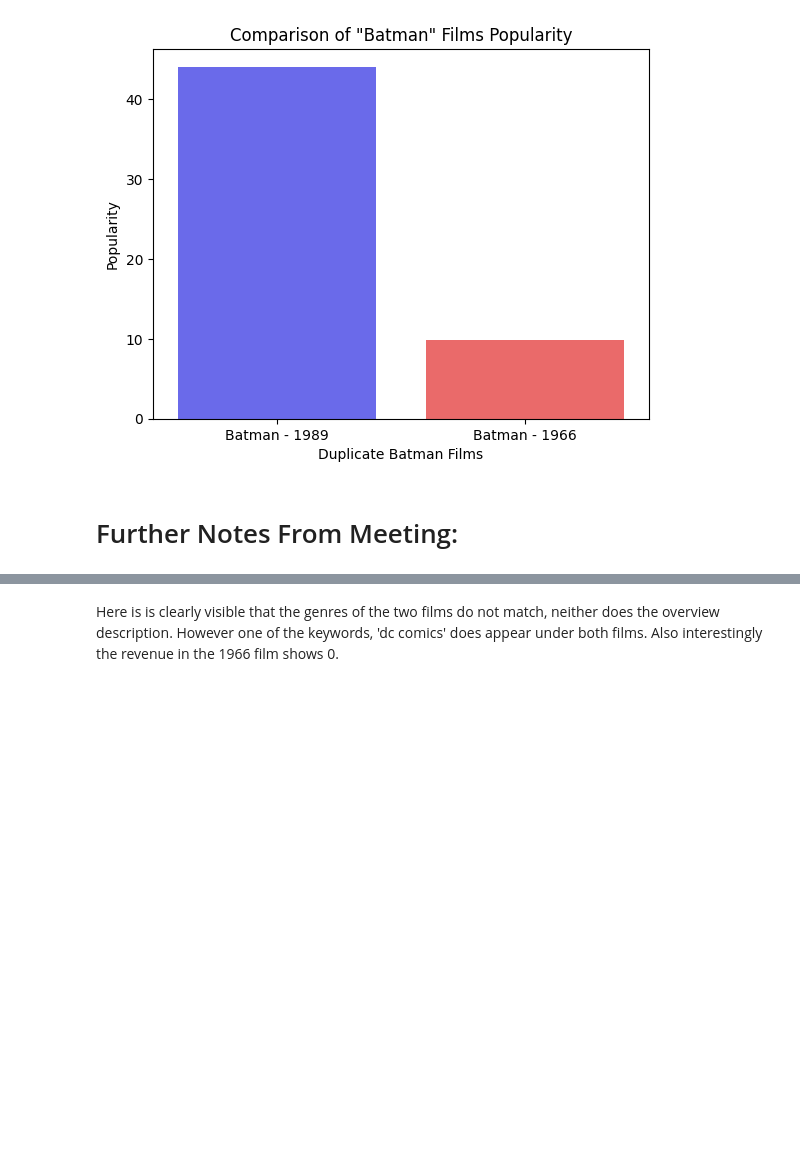
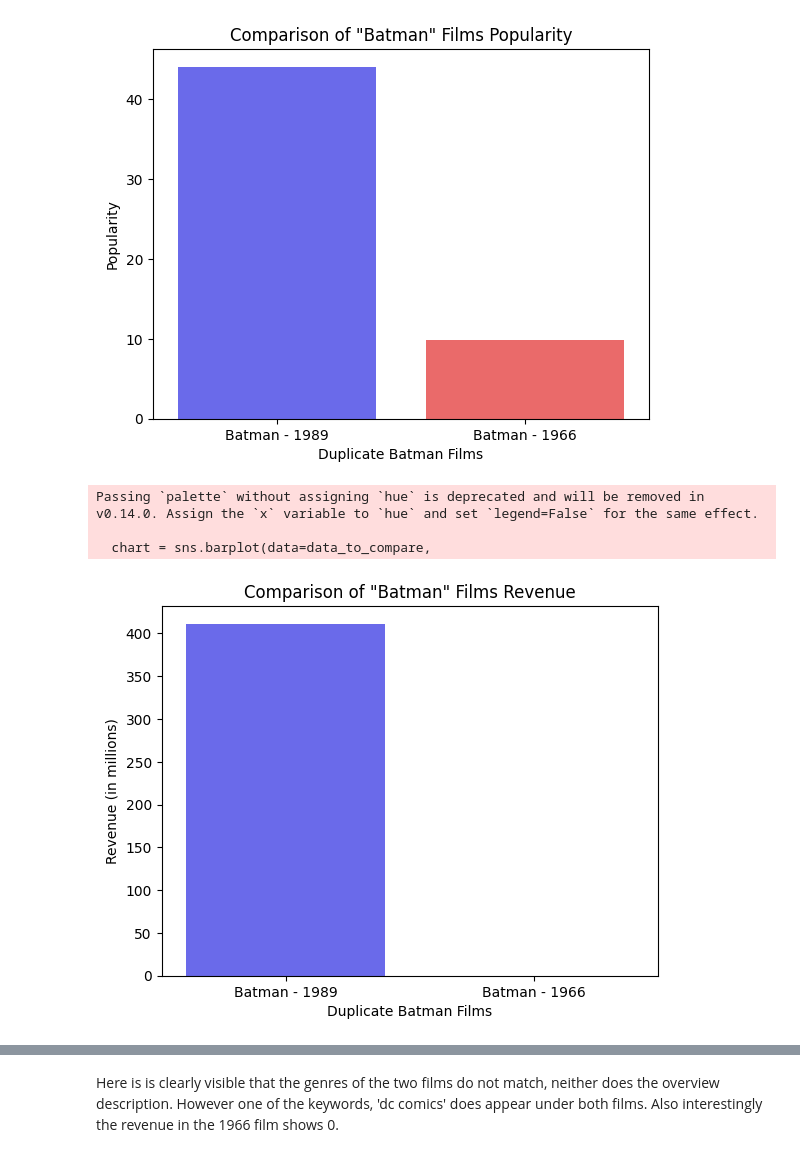
Before and after one commit to nat13lla/DF-TMDB, a Jupyter notebook: TMDB_Project.ipynb, the cells around one changed output, grey strips where cells are left out. Cells and saved outputs as stored; diff of their text form; code cells hidden in the pictures; blank space fills up the shorter version.

```diff
--- a/TMDB_Project.ipynb
+++ b/TMDB_Project.ipynb
@@ -753,8 +777,30 @@ Passing `palette` without assigning `hue` is deprecated and will be removed in v
 
   chart = sns.barplot(data=data_to_compare,
 [figure]
-# %% [markdown]
-# Further Notes From Meeting:
+# %%
+data_to_compare = tnmdb.loc[[1359, 4267], ['revenue_in_mil']]
+
+# Bar Chart
+chart = sns.barplot(data=data_to_compare,
+            x=data_to_compare.index,
+            y='revenue_in_mil',
+            palette='seismic')
+
+# Change the individual labels to corresponding value
+chart.set_xticklabels(['Batman - 1989','Batman - 1966'])
+
+# Labels and title
+plt.xlabel('Duplicate Batman Films')
+plt.ylabel('Revenue (in millions)')
+plt.title('Comparison of "Batman" Films Revenue')
+
+# Display the plot
+plt.show()
+# %% [output]
+Passing `palette` without assigning `hue` is deprecated and will be removed in v0.14.0. Assign the `x` variable to `hue` and set `legend=False` for the same effect.
+
+  chart = sns.barplot(data=data_to_compare,
+[figure, added]
 # %%
 # Comparison of the two Batman Films showing some key differeing factors
 comparison = tnmdb[tnmdb['title'] == 'Batman'][['title', 'overview', 'all_genres', 'release_date', 'all_keywords', 'revenue']].copy()
```
Also changed, not shown: parts of 48 cells of this notebook.
